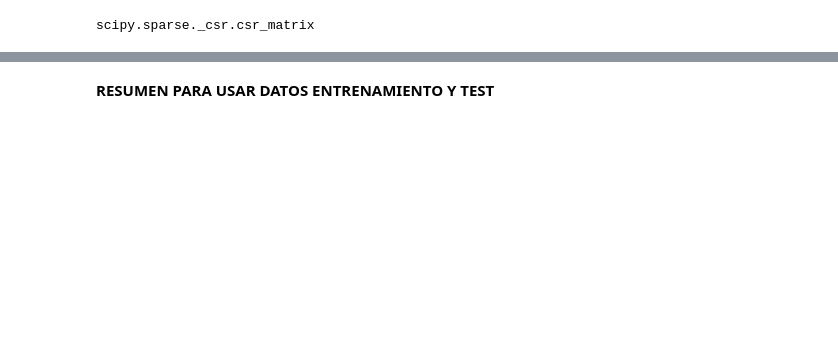
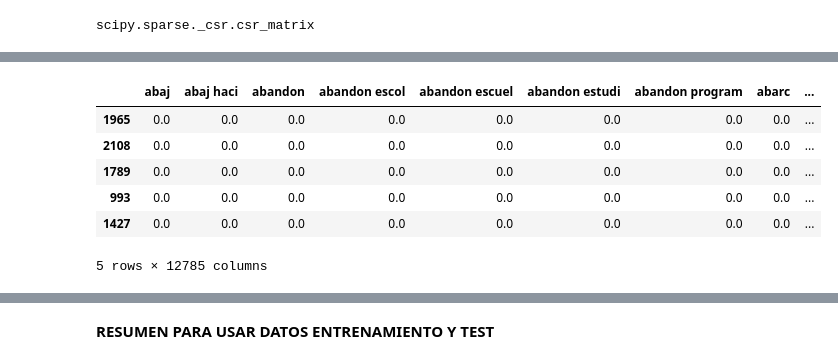
Before and after one commit to afgomezg1/Proyecto1-BI, a Jupyter notebook: proyecto1_etapa1.ipynb, the cells around one changed output, grey strips where cells are left out. Cells and saved outputs as stored; diff of their text form; code cells hidden in the pictures; blank space fills up the shorter version.

```diff
--- a/proyecto1_etapa1.ipynb
+++ b/proyecto1_etapa1.ipynb
@@ -589,3 +673,14 @@ display(X_test_tfidf_df.head())
+# %%
+X_val_tfidf_df = pd.DataFrame(X_val_tfidf.toarray(), columns=feature_names, index=X_val.index)
+display(X_val_tfidf_df.head())
+# %% [output]
+|  | abaj | abaj haci | abandon | abandon escol | abandon escuel | abandon estudi | abandon program | abarc | ... |
+| 1965 | 0.0 | 0.0 | 0.0 | 0.0 | 0.0 | 0.0 | 0.0 | 0.0 | ... |
+| 2108 | 0.0 | 0.0 | 0.0 | 0.0 | 0.0 | 0.0 | 0.0 | 0.0 | ... |
+| 1789 | 0.0 | 0.0 | 0.0 | 0.0 | 0.0 | 0.0 | 0.0 | 0.0 | ... |
+| 993 | 0.0 | 0.0 | 0.0 | 0.0 | 0.0 | 0.0 | 0.0 | 0.0 | ... |
+| 1427 | 0.0 | 0.0 | 0.0 | 0.0 | 0.0 | 0.0 | 0.0 | 0.0 | ... |
+5 rows × 12785 columns
 # %%
 lowest_index = X_train_tfidf_df.index.min()
 row_lowest_index = X_train_tfidf_df.loc[lowest_index]
```
Also changed, not shown: parts of 16 cells of this notebook.
